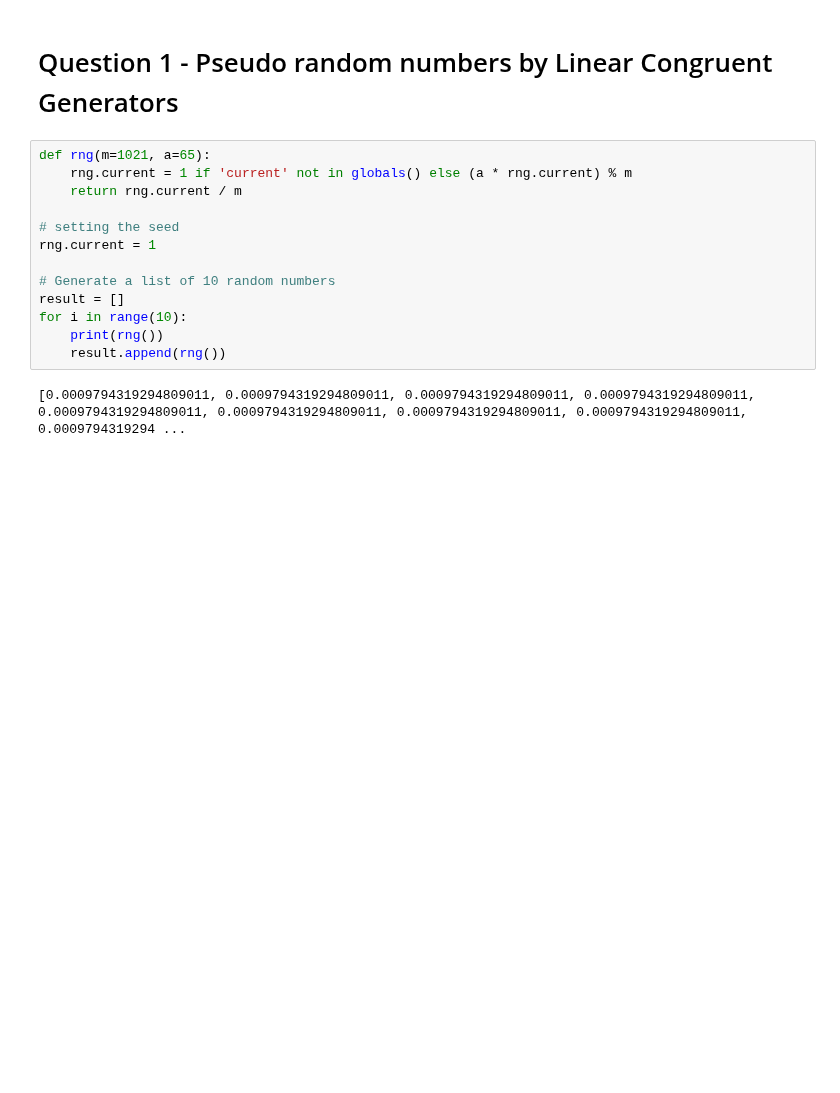
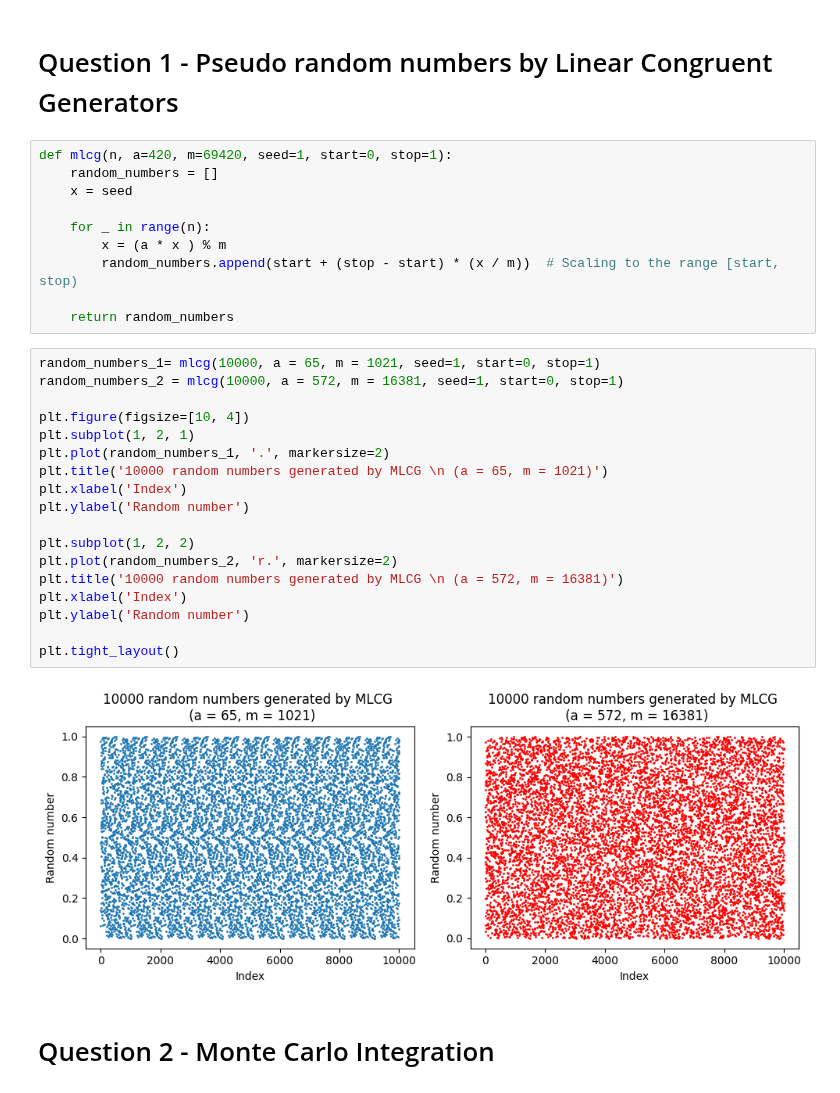
Before and after one commit to chandan-kumarsahu/P452-Computational-Physics, a Jupyter notebook: Assignment_4/As4.ipynb, the cells around one changed output. Drawn from its saved outputs; the diff is of its cells as text; blank space fills up the shorter version.

```diff
--- a/Assignment_4/As4.ipynb
+++ b/Assignment_4/As4.ipynb
@@ -9,18 +9,35 @@ import matplotlib.pyplot as plt
 from Chandan_Library_As4 import *
 # %% [markdown]
 # Question 1 - Pseudo random numbers by Linear Congruent Generators
-# %%
-def rng(m=1021, a=65):
-    rng.current = 1 if 'current' not in globals() else (a * rng.current) % m
-    return rng.current / m
-
-# setting the seed
-rng.current = 1
-
-# Generate a list of 10 random numbers
-result = []
-for i in range(10):
-    print(rng())
-    result.append(rng())
-# %% [output]
-[0.0009794319294809011, 0.0009794319294809011, 0.0009794319294809011, 0.0009794319294809011, 0.0009794319294809011, 0.0009794319294809011, 0.0009794319294809011, 0.0009794319294809011, 0.0009794319294 ...
+# %%
+def mlcg(n, a=420, m=69420, seed=1, start=0, stop=1):
+    random_numbers = []
+    x = seed
+
+    for _ in range(n):
+        x = (a * x ) % m
+        random_numbers.append(start + (stop - start) * (x / m))  # Scaling to the range [start, stop)
+
+    return random_numbers
+# %%
+random_numbers_1= mlcg(10000, a = 65, m = 1021, seed=1, start=0, stop=1)
+random_numbers_2 = mlcg(10000, a = 572, m = 16381, seed=1, start=0, stop=1)
+
+plt.figure(figsize=[10, 4])
+plt.subplot(1, 2, 1)
+plt.plot(random_numbers_1, '.', markersize=2)
+plt.title('10000 random numbers generated by MLCG \n (a = 65, m = 1021)')
+plt.xlabel('Index')
+plt.ylabel('Random number')
+
+plt.subplot(1, 2, 2)
+plt.plot(random_numbers_2, 'r.', markersize=2)
+plt.title('10000 random numbers generated by MLCG \n (a = 572, m = 16381)')
+plt.xlabel('Index')
+plt.ylabel('Random number')
+
+plt.tight_layout()
+# %% [output]
+[figure, added]
+# %% [markdown]
+# Question 2 - Monte Carlo Integration
```
Also changed, not shown: parts of 12 cells of this notebook, 2 other files.
